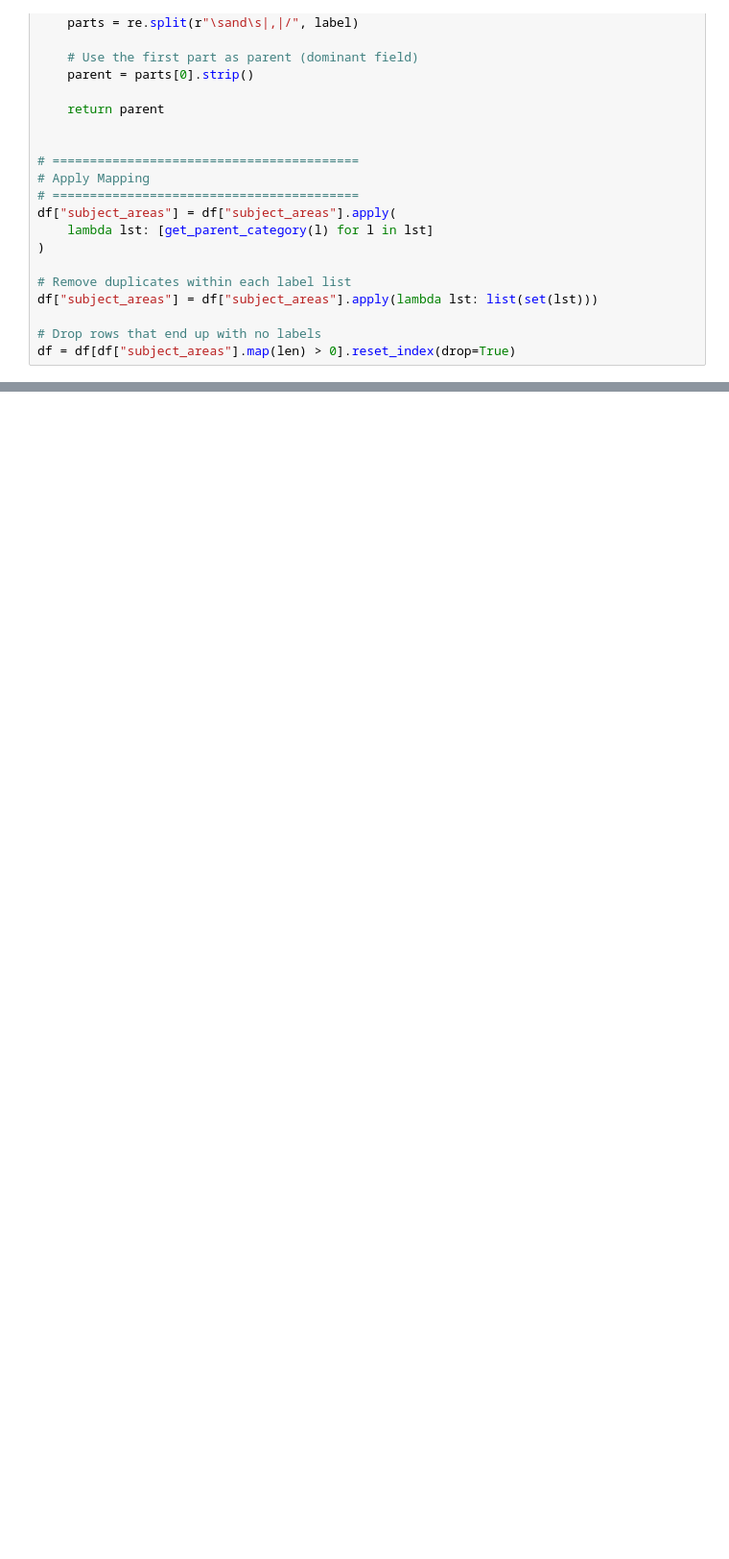
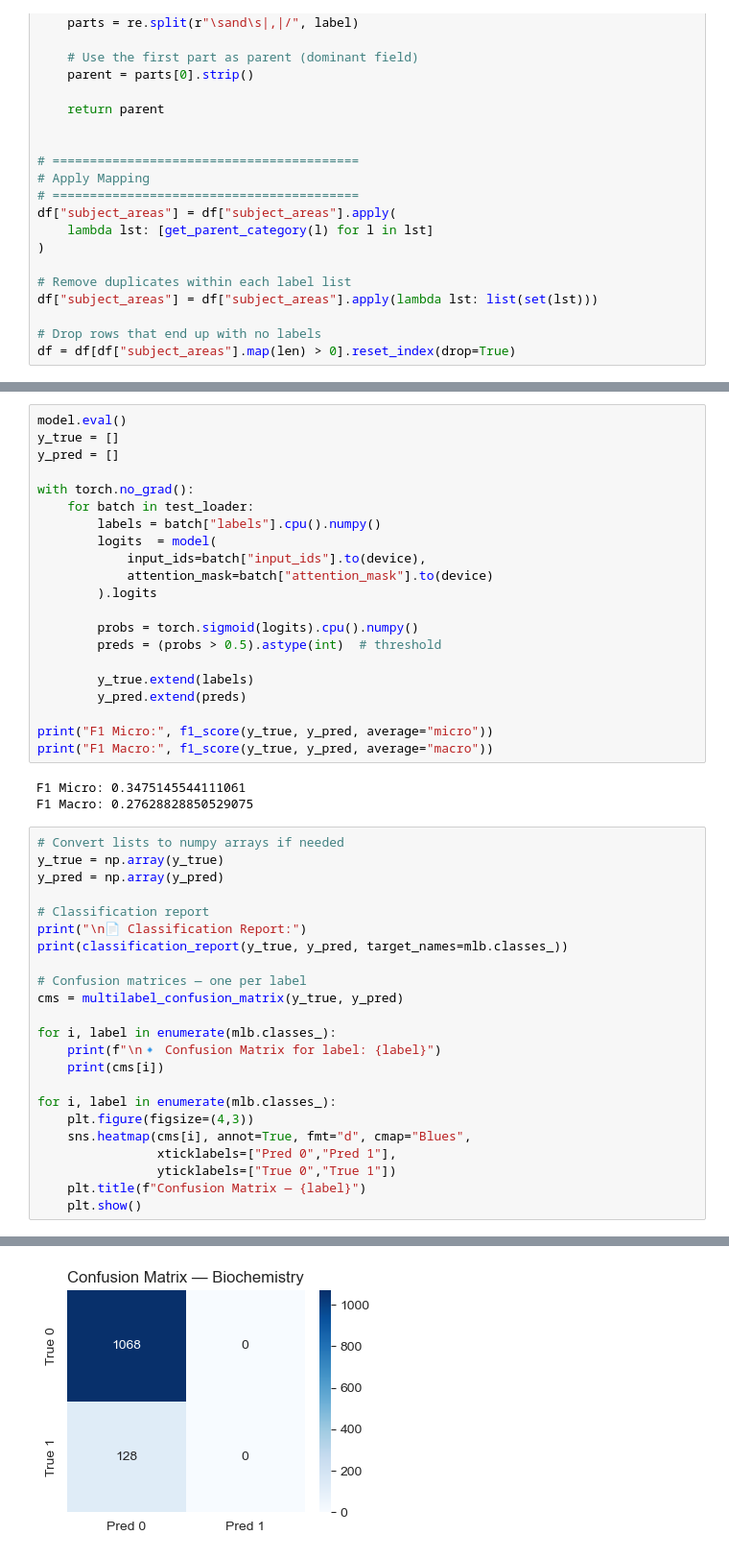
Before and after one commit to ChayatornOunpat/2190513-Data-Science-Project, a Jupyter notebook: main.ipynb, the cells around one changed output, grey strips where cells are left out. Shown at 96% size. Drawn from its saved outputs; the diff is of its cells as text; blank space fills up the shorter version.

Commit message:
feat:90 pc classification

```diff
--- a/main.ipynb
+++ b/main.ipynb
@@ -101,0 +905,48 @@ X_train, X_test, y_train, y_test = train_test_split(
+# %%
+model.eval()
+y_true = []
+y_pred = []
+
+with torch.no_grad():
+    for batch in test_loader:
+        labels = batch["labels"].cpu().numpy()
+        logits  = model(
+            input_ids=batch["input_ids"].to(device),
+            attention_mask=batch["attention_mask"].to(device)
+        ).logits
+
+        probs = torch.sigmoid(logits).cpu().numpy()
+        preds = (probs > 0.5).astype(int)  # threshold
+
+        y_true.extend(labels)
+        y_pred.extend(preds)
+
+print("F1 Micro:", f1_score(y_true, y_pred, average="micro"))
+print("F1 Macro:", f1_score(y_true, y_pred, average="macro"))
+# %% [output]
+F1 Micro: 0.3475145544111061
+F1 Macro: 0.27628828850529075
+# %%
+# Convert lists to numpy arrays if needed
+y_true = np.array(y_true)
+y_pred = np.array(y_pred)
+
+# Classification report
+print("\n📄 Classification Report:")
+print(classification_report(y_true, y_pred, target_names=mlb.classes_))
+
+# Confusion matrices — one per label
+cms = multilabel_confusion_matrix(y_true, y_pred)
+
+for i, label in enumerate(mlb.classes_):
+    print(f"\n🔹 Confusion Matrix for label: {label}")
+    print(cms[i])
+
+for i, label in enumerate(mlb.classes_):
+    plt.figure(figsize=(4,3))
+    sns.heatmap(cms[i], annot=True, fmt="d", cmap="Blues",
+                xticklabels=["Pred 0","Pred 1"],
+                yticklabels=["True 0","True 1"])
+    plt.title(f"Confusion Matrix — {label}")
+    plt.show()
+# %% [output]
@@ -101,0 +970 @@ X_train, X_test, y_train, y_test = train_test_split(
+[figure, added]
```
Also changed, not shown: parts of 24 cells of this notebook.
